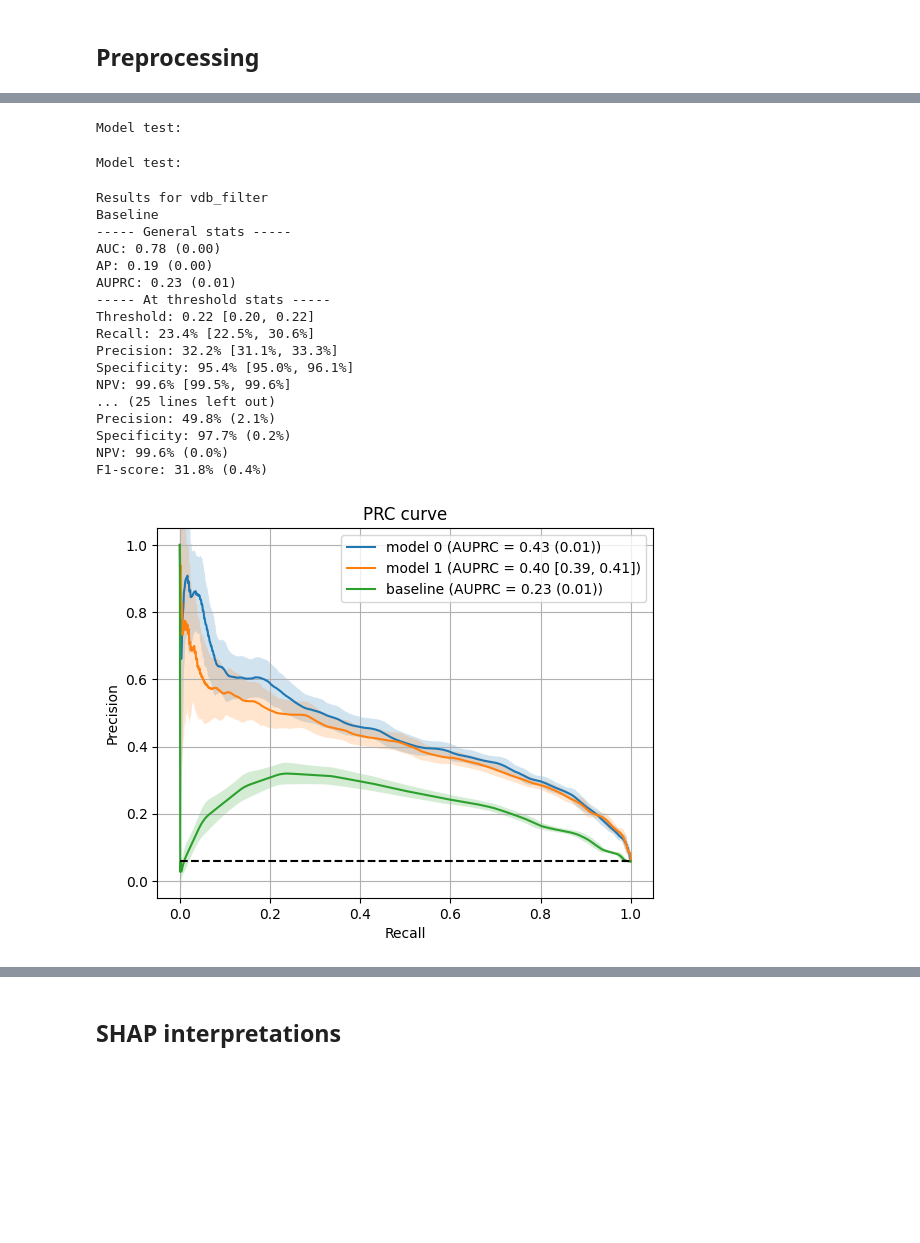
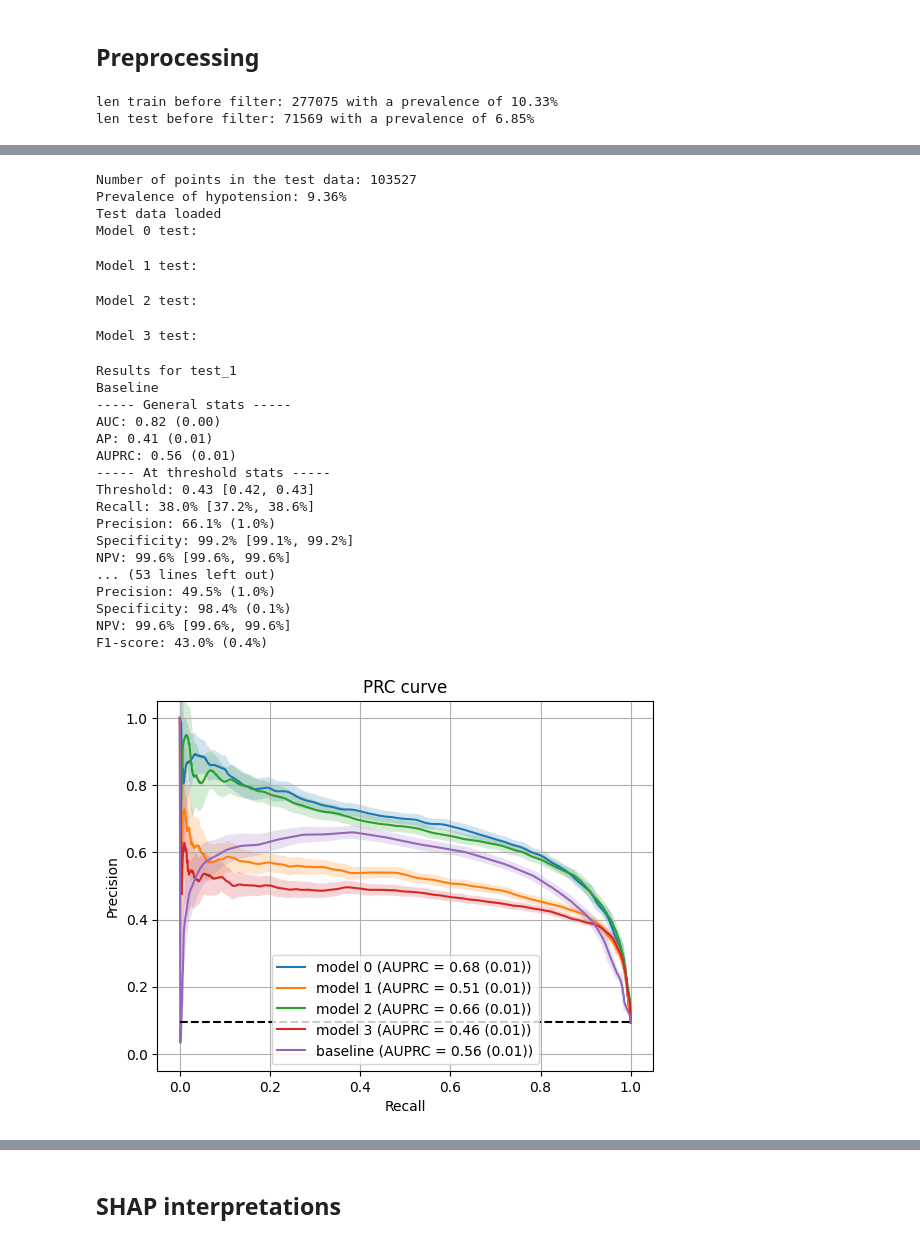
Before and after one commit to BobAubouin/hypotension_pred, a Jupyter notebook: scripts/experiments/show_results.ipynb, the cells around one changed output, grey strips where cells are left out. Saved outputs shown, nothing was run; the diff lists cells and outputs as text; code cells hidden in the pictures; blank space fills up the shorter version.

Commit message:
last results

```diff
--- a/scripts/experiments/show_results.ipynb
+++ b/scripts/experiments/show_results.ipynb
@@ -15,10 +19,12 @@ optuna.logging.set_verbosity(optuna.logging.WARNING)
 # %%
 # import the data frame and add the meta data to the segments
 
-dataset_name = '30_s_filtered_v2_dataset'
+dataset_name = '30_s_dataset'
 # dataset_name = 'chu_dataset'
-model_filename = 'xgb_30_s_filter_v2.json'
-model_filename_2 = 'xgb_30_s_remi.json'
+model_filename = 'xgb_no_filter.json' #30_s_filtered.json' xgb_cycle
+model_filename_2 = 'xgb_easy_point_filtered.json'
+model_filename_3 = 'xgb_inter_filtered.json'
+model_filename_4 = 'xgb_inter_easy_points_filtered.json'
 feature_type="time"
 # %%
 data_clean = pd.read_parquet(f'data/datasets/{dataset_name}/cases', dtype_backend='pyarrow')
@@ -38,10 +44,23 @@ test = data_clean[data_clean['split'] == 'test']
 ## Preprocessing
 # %%
 train = data_clean[data_clean['split'] == 'train']
-train = train[train['intervention'] == 0]
+# train = train[train['ioh_at_time_t']==0]
+# train = train[train['ioh_in_leading_time']==0]
+# train = train[train['intervention'] == 0]
+print(f"len train before filter: {len(train)} with a prevalence of {train['label'].mean():.2%}")
 
 test = data_clean[data_clean['split'] == 'test']
+
+# # test 2
+test = test[test['ioh_at_time_t']==0]
+test = test[test['ioh_in_leading_time']==0]
+
+# # # # test 3
 test = test[test['intervention'] == 0]
+
+# test['label'] = xor(test['label'].astype(bool),test['intervention'])
+print(f"len test before filter: {len(test)} with a prevalence of {test['label'].mean():.2%}")
+
 #remove points at the end of the procedures when propo, remi and mac are null
 
 # print(f"len test before filter: {len(test)} with a prevalence of {test['label'].mean():.2%}")
@@ -49,12 +68,15 @@ test = test[test['intervention'] == 0]
 # test = test[~((test['pp_ct_constant_60'] == 0) & (test['rf_ct_constant_60'] == 0) & (test['mac_constant_60'] == 0))]
 # print(f"len test after filter: {len(test)} with a prevalence of {test['label'].mean():.2%}")
 # print(f"Number of points removed label as hypotenstion: {test['label'].sum()}")
+# %% [output]
+len train before filter: 277075 with a prevalence of 10.33%
+len test before filter: 71569 with a prevalence of 6.85%
 # %%
 tester = TestModel(
     test,
     train,
-    [model_filename, model_filename_2],
-    output_name='vdb_filter',
+    [model_filename, model_filename_2, model_filename_3, model_filename_4], # model_filename_2
+    output_name='test_3',
 )
-tester.run(True, False)
+tester.run(False, False)
 # %% [output]
@@ -65,20 +98,25 @@ Baseline test:
-Model test:
+Number of points in the test data: 103527
+Prevalence of hypotension: 9.36%
+Test data loaded
+Model 0 test:
-Model test:
+Model 1 test:
-Results for vdb_filter
-Baseline
------ General stats -----
-AUC: 0.78 (0.00)
-AP: 0.19 (0.00)
-AUPRC: 0.23 (0.01)
------ At threshold stats -----
-Threshold: 0.22 [0.20, 0.22]
-Recall: 23.4% [22.5%, 30.6%]
-Precision: 32.2% [31.1%, 33.3%]
-Specificity: 95.4% [95.0%, 96.1%]
-NPV: 99.6% [99.5%, 99.6%]
-... (25 lines left out)
-Precision: 49.8% (2.1%)
-Specificity: 97.7% (0.2%)
-NPV: 99.6% (0.0%)
-F1-score: 31.8% (0.4%)
+Model 2 test:
+Model 3 test:
+Results for test_1
+Baseline
+----- General stats -----
+AUC: 0.82 (0.00)
+AP: 0.41 (0.01)
+AUPRC: 0.56 (0.01)
+----- At threshold stats -----
+Threshold: 0.43 [0.42, 0.43]
+Recall: 38.0% [37.2%, 38.6%]
+Precision: 66.1% (1.0%)
+Specificity: 99.2% [99.1%, 99.2%]
+NPV: 99.6% [99.6%, 99.6%]
+... (53 lines left out)
+Precision: 49.5% (1.0%)
+Specificity: 98.4% (0.1%)
+NPV: 99.6% [99.6%, 99.6%]
+F1-score: 43.0% (0.4%)
-[figure, old version]
+[figure, new version]
```
Also changed, not shown: parts of 6 cells of this notebook.
